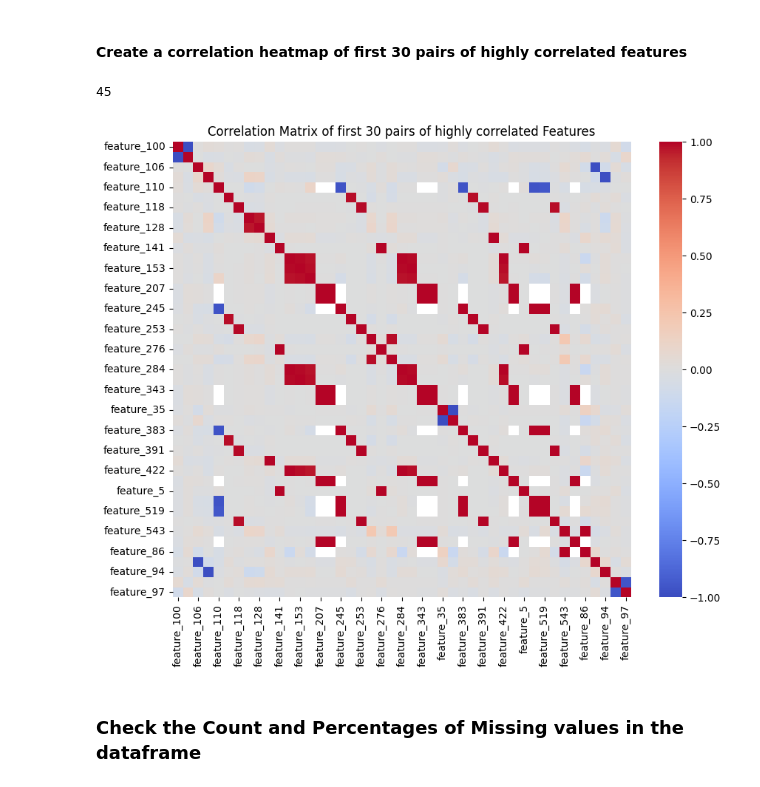
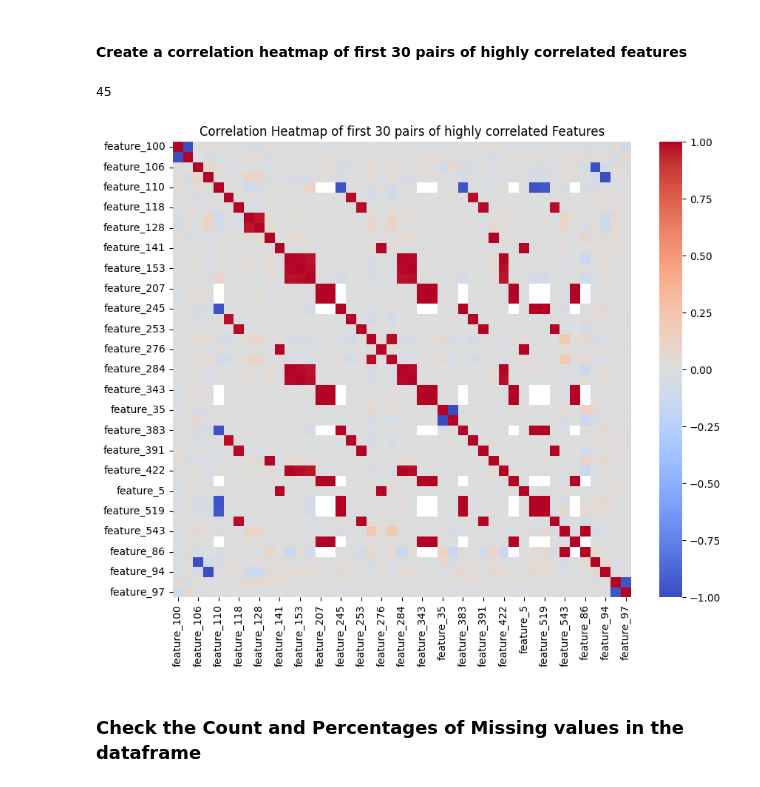
Before and after one commit to HayateSato/SECOM_Project, a Jupyter notebook: secom_file_draft_Majeed.ipynb, the cells around one changed output. Drawn from its saved outputs; the diff is of its cells as text; code cells hidden in the pictures.

Commit message:
heatmap updated

```diff
--- a/secom_file_draft_Majeed.ipynb
+++ b/secom_file_draft_Majeed.ipynb
@@ -227,32 +227,32 @@ Number of Columns with correlations below -0.95 or above 0.95 :
 # %%
 # Select first 30 sets of highly correlated features
 # Create a list of unique feature which are highly correlated
 first_30 = high_correlation_pairs1[:30]
 unique_30_set = set()
 
 # Iterate through each pair and add the elements and create a unique list
 for pair in first_30:
     unique_30_set.update(pair)
 
 # Convert the set to a sorted list
 unique_30_list = sorted(list(unique_30_set))
 print(len(unique_30_list))
 
 # Create a dataframe of first 30 highly correlated features
 unique_30_df = pd.DataFrame(secom_features_df, columns=unique_30_list)
 
 unique_30_matrix= unique_30_df.corr()
 
 # Visualise the heatmap
 plt.figure(figsize=(10, 8))
 sns.heatmap(unique_30_matrix, cmap='coolwarm', vmin=-1, vmax=1)
-plt.title('Correlation Matrix of first 30 pairs of highly correlated Features')
+plt.title('Correlation Heatmap of first 30 pairs of highly correlated Features')
 plt.xticks(rotation=90)  # Rotate x-axis labels for better readability
 plt.yticks(rotation=0)   # Rotate y-axis labels for better readability
 plt.show()
 # %% [output]
 45
-[figure, old version]
+[figure, new version]
 # %% [markdown]
 ###  Check the Count and Percentages of Missing values in the dataframe
 # %%
```
